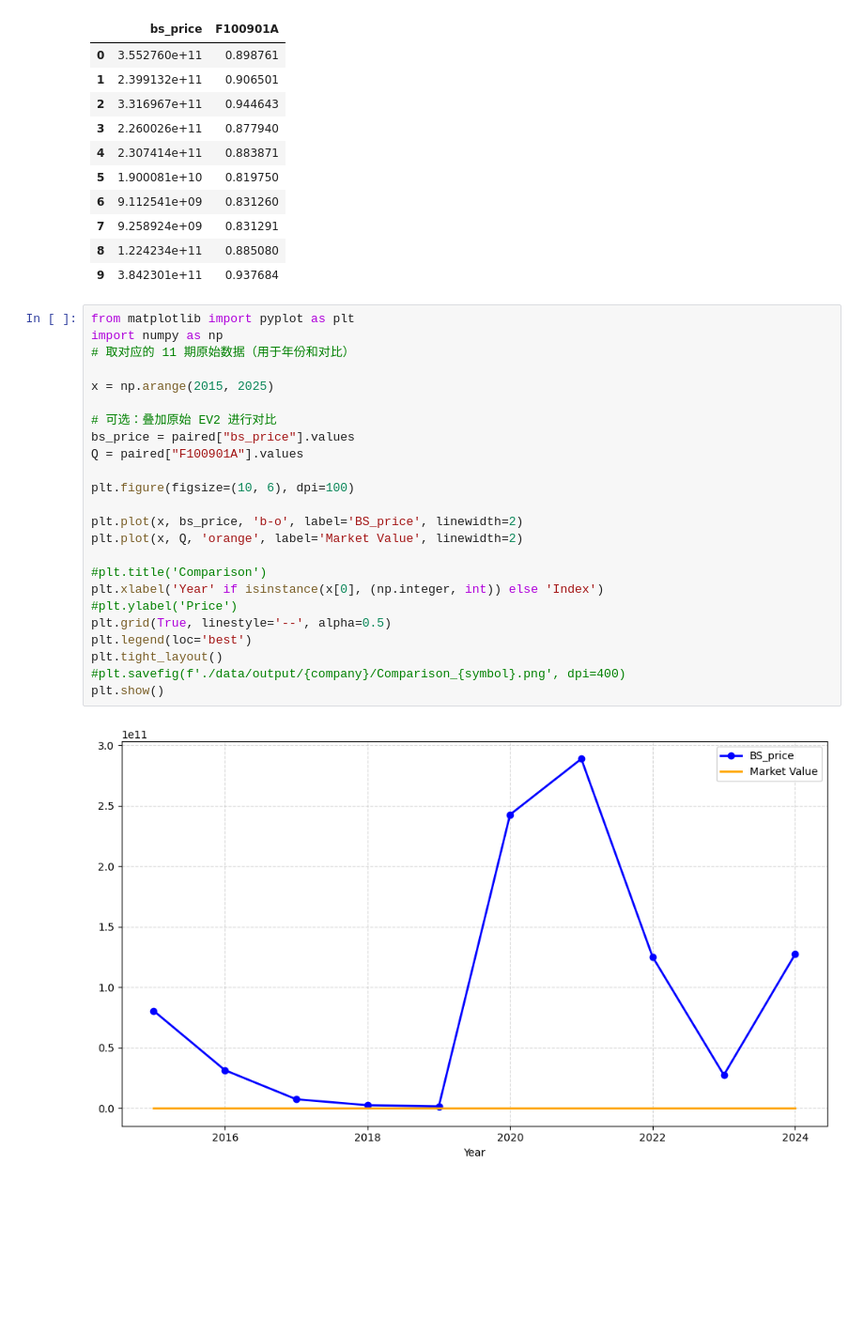
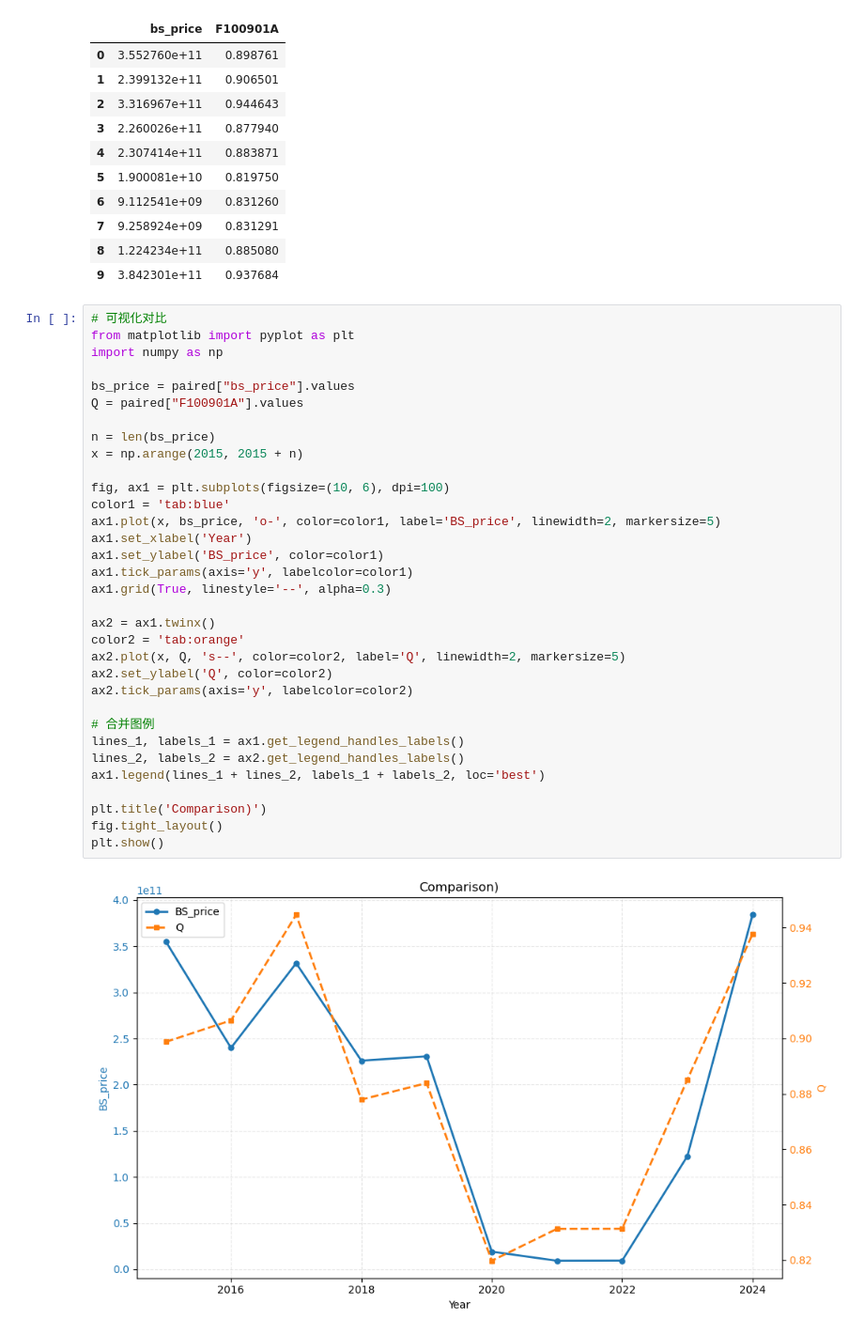
Before and after one commit to 3024174363/BS, a Jupyter notebook: 2.1.ipynb, the cells around one changed output. Shown at 94% size. Saved outputs shown, nothing was run; the diff lists cells and outputs as text; blank space fills up the shorter version.

```diff
--- a/2.1.ipynb
+++ b/2.1.ipynb
@@ -73,29 +73,38 @@ Spearman rho = 0.8667, p-value = 0.001174
 | 7 | 9.258924e+09 | 0.831291 |
 | 8 | 1.224234e+11 | 0.885080 |
 | 9 | 3.842301e+11 | 0.937684 |
-# %%
-from matplotlib import pyplot as plt
-import numpy as np
-# 取对应的 11 期原始数据（用于年份和对比）
-
-x = np.arange(2015, 2025)
-
-# 可选：叠加原始 EV2 进行对比
-bs_price = paired["bs_price"].values
-Q = paired["F100901A"].values
-
-plt.figure(figsize=(10, 6), dpi=100)
-
-plt.plot(x, bs_price, 'b-o', label='BS_price', linewidth=2)
-plt.plot(x, Q, 'orange', label='Market Value', linewidth=2)
-
-#plt.title('Comparison')
-plt.xlabel('Year' if isinstance(x[0], (np.integer, int)) else 'Index')
-#plt.ylabel('Price')
-plt.grid(True, linestyle='--', alpha=0.5)
-plt.legend(loc='best')
-plt.tight_layout()
-#plt.savefig(f'./data/output/{company}/Comparison_{symbol}.png', dpi=400)
-plt.show()
-# %% [output]
-[figure, removed]
+# %%
+# 可视化对比
+from matplotlib import pyplot as plt
+import numpy as np
+
+bs_price = paired["bs_price"].values
+Q = paired["F100901A"].values
+
+n = len(bs_price)
+x = np.arange(2015, 2015 + n)
+
+fig, ax1 = plt.subplots(figsize=(10, 6), dpi=100)
+color1 = 'tab:blue'
+ax1.plot(x, bs_price, 'o-', color=color1, label='BS_price', linewidth=2, markersize=5)
+ax1.set_xlabel('Year')
+ax1.set_ylabel('BS_price', color=color1)
+ax1.tick_params(axis='y', labelcolor=color1)
+ax1.grid(True, linestyle='--', alpha=0.3)
+
+ax2 = ax1.twinx()
+color2 = 'tab:orange'
+ax2.plot(x, Q, 's--', color=color2, label='Q', linewidth=2, markersize=5)
+ax2.set_ylabel('Q', color=color2)
+ax2.tick_params(axis='y', labelcolor=color2)
+
+# 合并图例
+lines_1, labels_1 = ax1.get_legend_handles_labels()
+lines_2, labels_2 = ax2.get_legend_handles_labels()
+ax1.legend(lines_1 + lines_2, labels_1 + labels_2, loc='best')
+
+plt.title('Comparison)')
+fig.tight_layout()
+plt.show()
+# %% [output]
+[figure, added]
```
